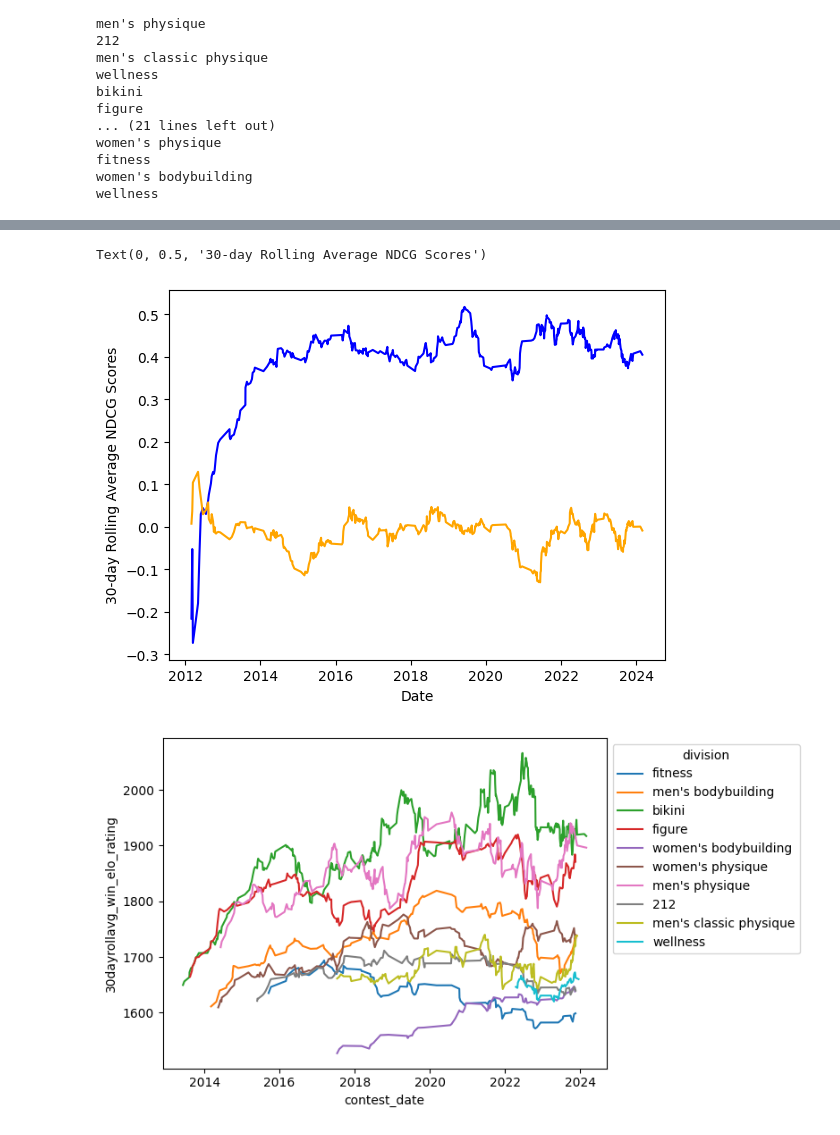
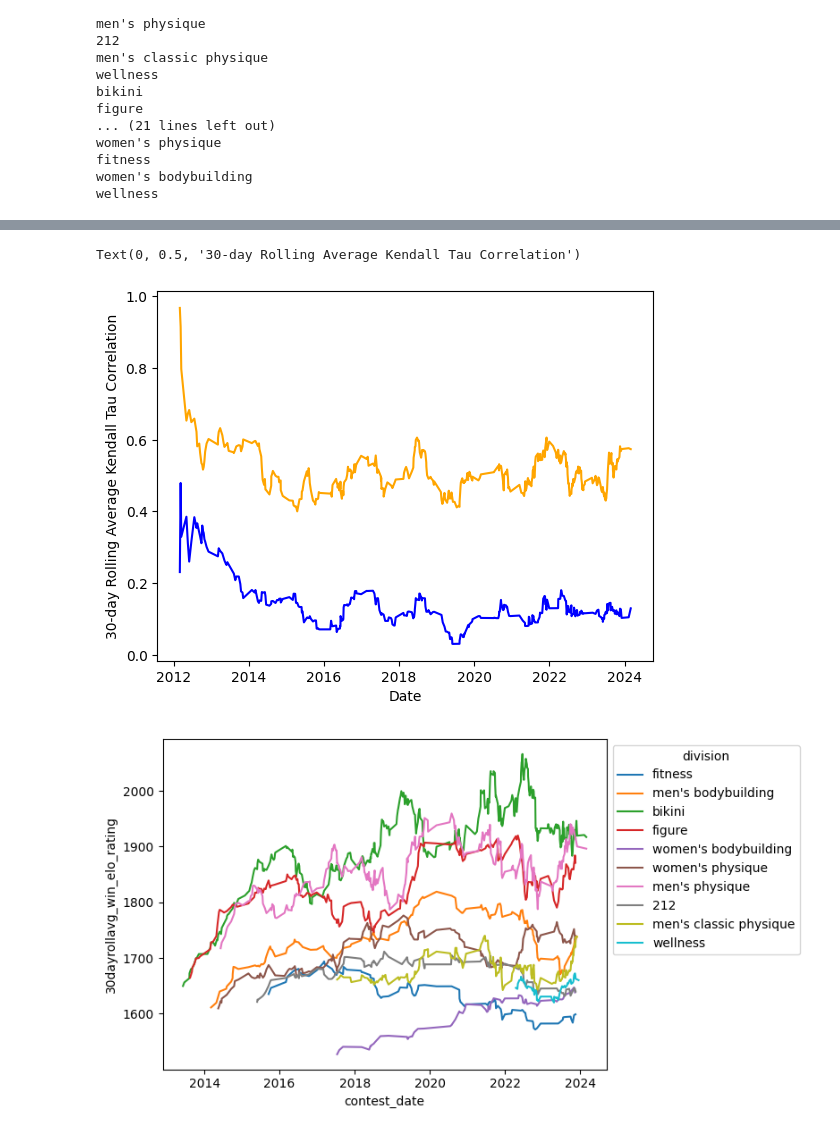
Before and after one commit to andrei-prokhorov/bodybuilding-ranking, a Jupyter notebook: elo_rating_metrics.ipynb, the cells around one changed output, grey strips where cells are left out. Saved outputs shown, nothing was run; the diff lists cells and outputs as text; code cells hidden in the pictures.

```diff
--- a/elo_rating_metrics.ipynb
+++ b/elo_rating_metrics.ipynb
@@ -120,34 +120,36 @@ metric_df.head()
 | 2 | 2012-03-16 | ifbb | fitness | open | 0.851980 | 0.839130 | 0.277778 | 0.000000 | ... |
 | 3 | 2012-05-05 | ifbb | fitness | open | 0.909430 | 0.850527 | 0.333333 | -0.111111 | ... |
 | 4 | 2012-06-01 | ifbb | fitness | open | 0.872646 | 0.794685 | 0.272727 | 0.127273 | ... |
+# %%
+metric_df = pd.read_csv('metric_data.csv', parse_dates=["date"])
 # %%
 ax = sns.lineplot(
     data=metric_df[
         (metric_df["organization"] == "ifbb")
         & (metric_df["division"] == "bikini")
         & (metric_df["class"] == "open")
     ],
     x="date",
-    y="30dayrollavg_kt_corr",
+    y="30dayrollavg_kt_pvalue",
     color="blue"
 )
 ax2 = sns.lineplot(
     data=metric_df[
         (metric_df["organization"] == "ifbb")
         & (metric_df["division"] == "bikini")
         & (metric_df["class"] == "open")
     ],
     x="date",
-    y="30dayrollavg_kt_corr_random",
+    y="30dayrollavg_kt_pvalue_random",
     color="orange"
 )
 plt.xlabel("Date")
-plt.ylabel("30-day Rolling Average NDCG Scores")
+plt.ylabel("30-day Rolling Average Kendall Tau Correlation")
 # plt.axhline(0.05, color='green')
 # sns.move_legend(ax, "upper left", bbox_to_anchor=(1, 1))
 # %% [output]
-Text(0, 0.5, '30-day Rolling Average NDCG Scores')
+Text(0, 0.5, '30-day Rolling Average Kendall Tau Correlation')
-[figure, old version]
+[figure, new version]
 # %%
 df_winners = df[df['placing'] == 1]
 df_gb = df_winners.groupby(["organization",
```
Also changed, not shown: 5 other files.
